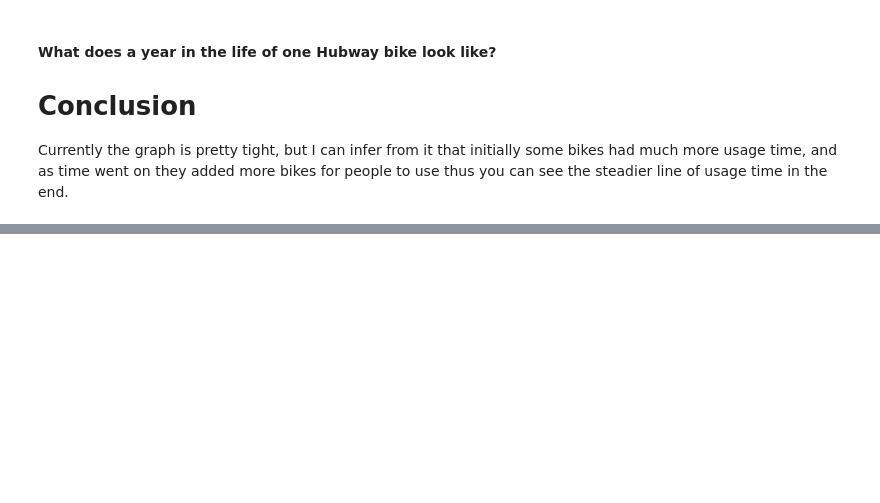
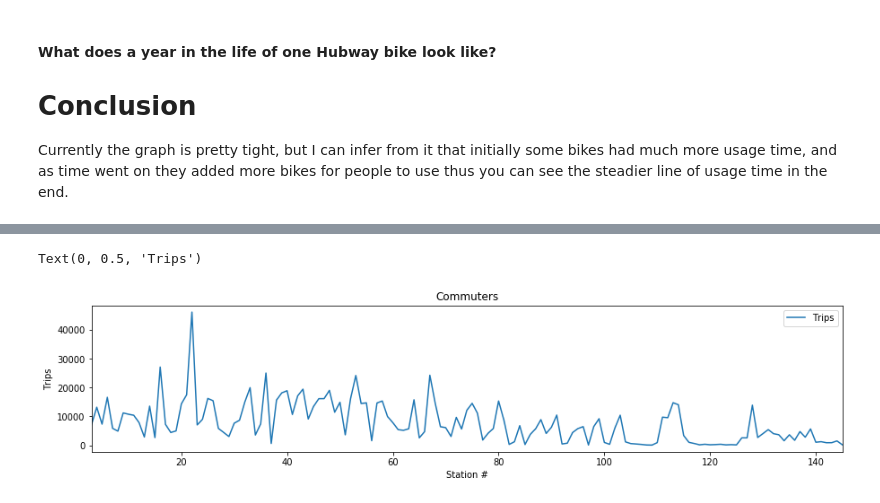
Before and after one commit to jisanos/Hubway-Data-Visualization-Challenge, a Jupyter notebook: Exam_Script.ipynb, the cells around one changed output, grey strips where cells are left out. Saved outputs shown, nothing was run; the diff lists cells and outputs as text; code cells hidden in the pictures; blank space fills up the shorter version.

```diff
--- a/Exam_Script.ipynb
+++ b/Exam_Script.ipynb
@@ -566,0 +590,7 @@ Currently the graph is pretty tight, but I can infer from it that initially some
+# %%
+registered_count.loc['Registered',:].sort_index().plot(figsize=(15,3), title = 'Commuters')
+plt.xlabel('Station #')
+plt.ylabel('Trips')
+# %% [output]
+Text(0, 0.5, 'Trips')
+[figure, added]
```
Also changed, not shown: parts of 19 cells of this notebook.
